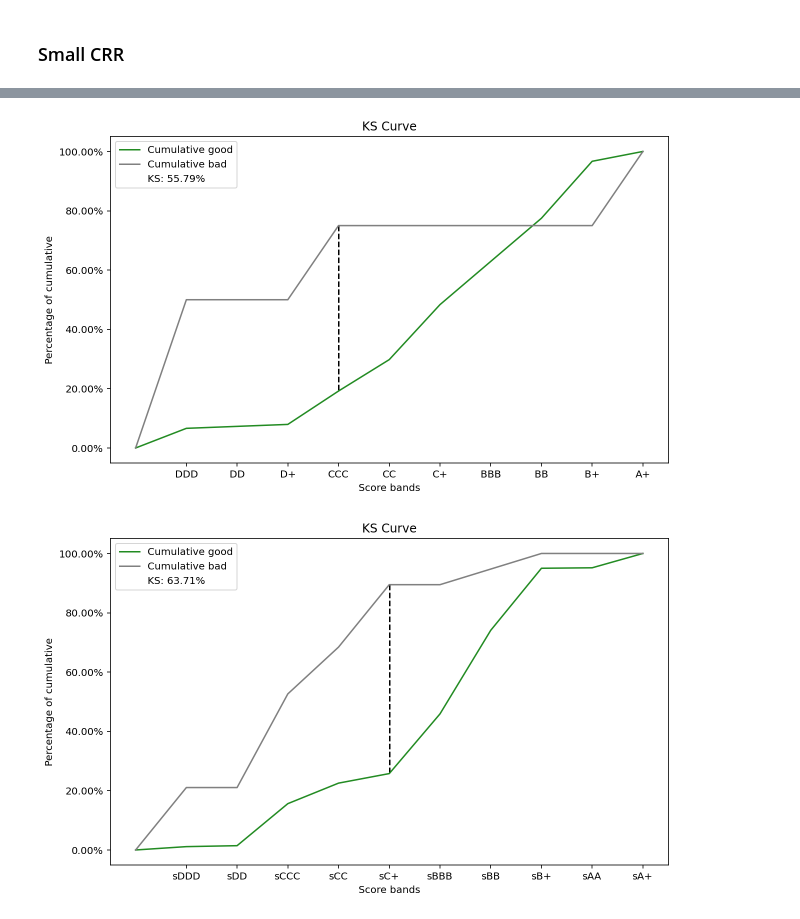
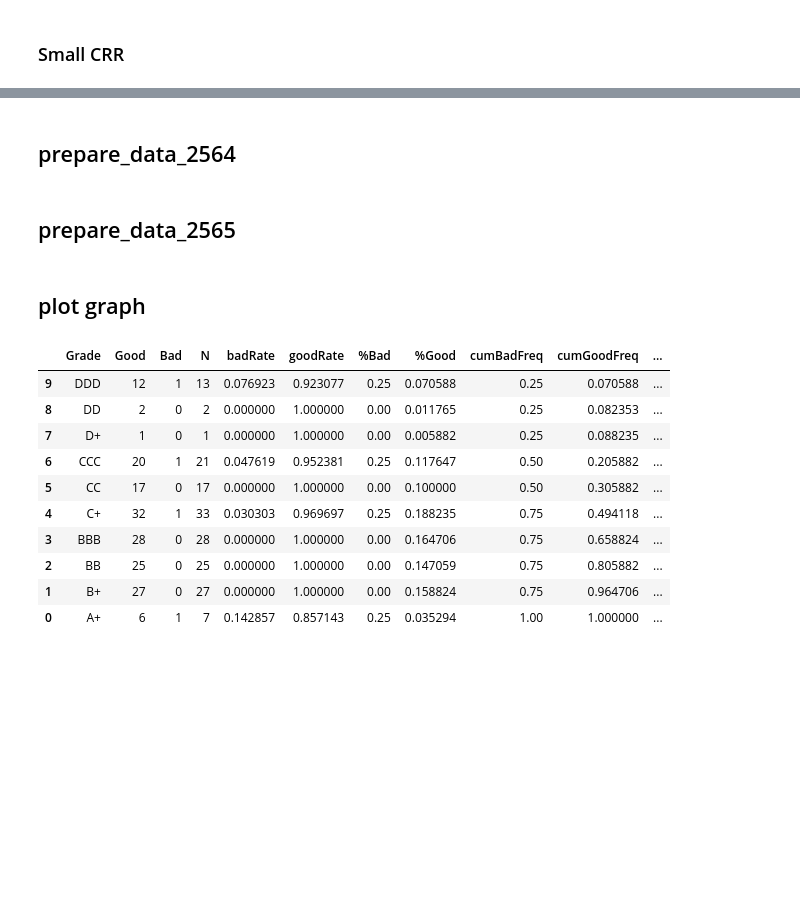
Before and after one commit to Taecpy/CRR-validate, a Jupyter notebook: CRR_validate.ipynb, the cells around one changed output, grey strips where cells are left out. Drawn from its saved outputs; the diff is of its cells as text; code cells hidden in the pictures; blank space fills up the shorter version.

```diff
--- a/CRR_validate.ipynb
+++ b/CRR_validate.ipynb
@@ -231,12 +274,20 @@ def plot_KS(df):
-# %%
-CRR = KS_index(df_CRR)
-plot_KS(CRR)
-
-#sCRR = KS_index(df_sCRR)
-# %% [output]
-[figure, removed]
-# %%
-sCRR = KS_index(df_sCRR)
-plot_KS(sCRR)
-# %% [output]
-[figure, removed]
+# %% [markdown]
+## prepare_data_2564
+# %% [markdown]
+## prepare_data_2565
+# %% [markdown]
+## plot graph
+# %%
+CRR_2563
+# %% [output]
+|  | Grade | Good | Bad | N | badRate | goodRate | %Bad | %Good | cumBadFreq | cumGoodFreq | ... |
+| 9 | DDD | 12 | 1 | 13 | 0.076923 | 0.923077 | 0.25 | 0.070588 | 0.25 | 0.070588 | ... |
+| 8 | DD | 2 | 0 | 2 | 0.000000 | 1.000000 | 0.00 | 0.011765 | 0.25 | 0.082353 | ... |
+| 7 | D+ | 1 | 0 | 1 | 0.000000 | 1.000000 | 0.00 | 0.005882 | 0.25 | 0.088235 | ... |
+| 6 | CCC | 20 | 1 | 21 | 0.047619 | 0.952381 | 0.25 | 0.117647 | 0.50 | 0.205882 | ... |
+| 5 | CC | 17 | 0 | 17 | 0.000000 | 1.000000 | 0.00 | 0.100000 | 0.50 | 0.305882 | ... |
+| 4 | C+ | 32 | 1 | 33 | 0.030303 | 0.969697 | 0.25 | 0.188235 | 0.75 | 0.494118 | ... |
+| 3 | BBB | 28 | 0 | 28 | 0.000000 | 1.000000 | 0.00 | 0.164706 | 0.75 | 0.658824 | ... |
+| 2 | BB | 25 | 0 | 25 | 0.000000 | 1.000000 | 0.00 | 0.147059 | 0.75 | 0.805882 | ... |
+| 1 | B+ | 27 | 0 | 27 | 0.000000 | 1.000000 | 0.00 | 0.158824 | 0.75 | 0.964706 | ... |
+| 0 | A+ | 6 | 1 | 7 | 0.142857 | 0.857143 | 0.25 | 0.035294 | 1.00 | 1.000000 | ... |
```
Also changed, not shown: parts of 18 cells of this notebook, 3 other files.
